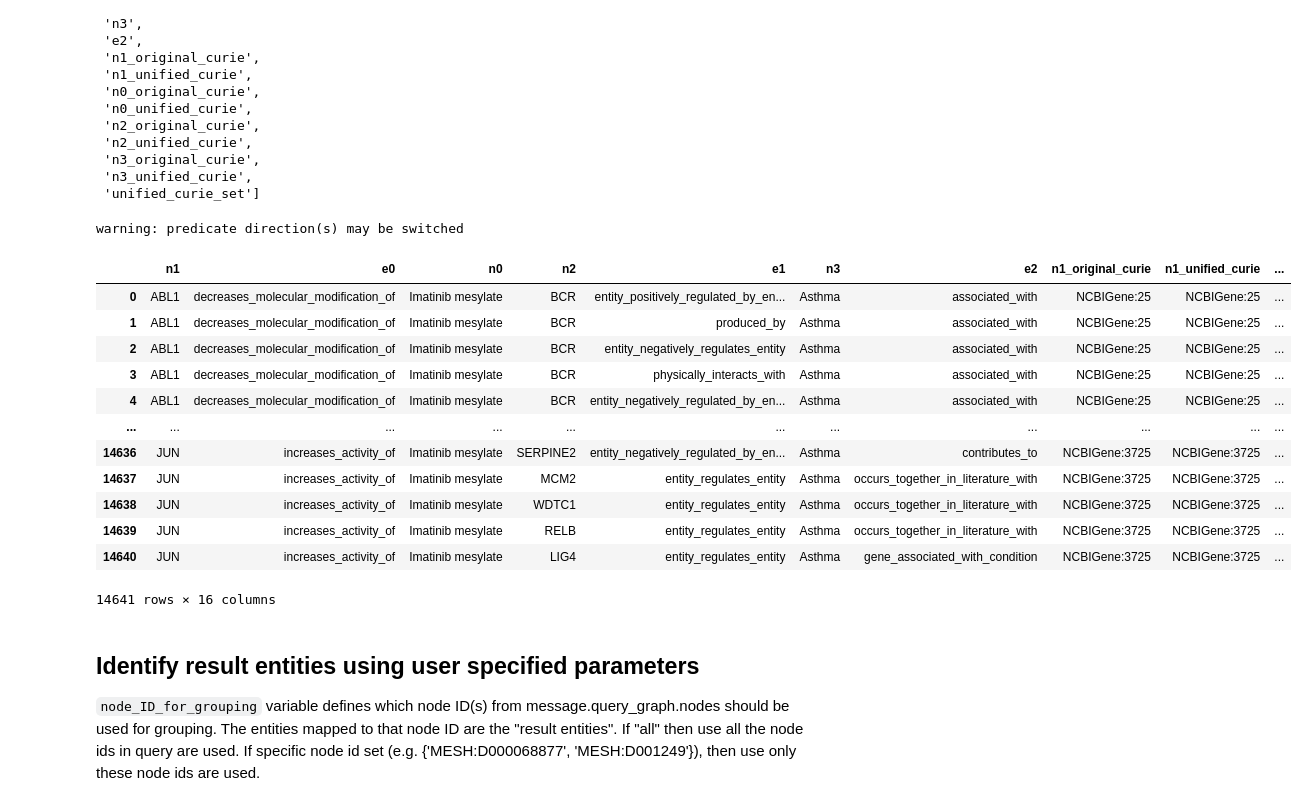
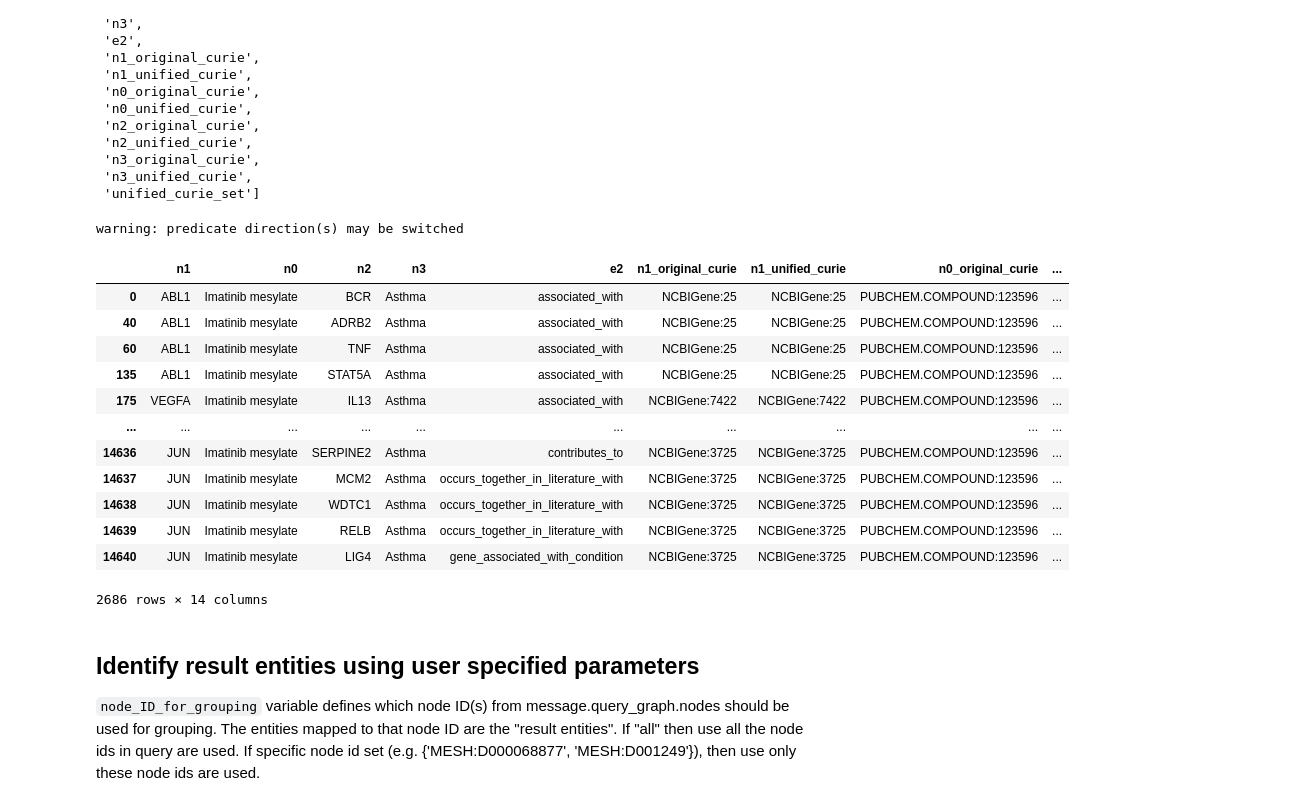
Before and after one commit to wikipathways/BioThings_Explorer_PFOCR_clustering, a Jupyter notebook: bte_clustering_AA.ipynb, the cells around one changed output. Saved outputs shown, nothing was run; the diff lists cells and outputs as text; code cells hidden in the pictures.

```diff
--- a/bte_clustering_AA.ipynb
+++ b/bte_clustering_AA.ipynb
@@ -301,48 +301,48 @@ for trapi_result in trapi_results:
 
                     trapi_result_curie_set.add(unified_curie)
                     row_data_template[qnode_id + "_original_curie"] = curie
                     row_data_template[qnode_id + "_unified_curie"] = unified_curie
 
     if len(trapi_result_curie_set) != len(q_node_ids):
         #print(f'skipping {list(curie_to_qnode_ids.keys())}')
         continue
 
     row_data_template["unified_curie_set"] = trapi_result_curie_set
     q_edge_ids_processed = set()
     row_datas = [row_data_template]
     for q_edge_id,predicates in q_edge_id_to_predicates.items():
         next_row_datas = []
         for row_data in row_datas:
             for predicate in predicates:
                 next_row_data = deepcopy(row_data)
                 next_row_data[q_edge_id] = predicate
                 next_row_datas.append(
                     next_row_data
                 )
         row_datas = next_row_datas
     result_row_data += row_datas
 
 print("warning: predicate direction(s) may be switched")
 trapi_results_df = pd.DataFrame.from_records(result_row_data, columns=columns)
 trapi_results_collapsed_df = trapi_results_df.drop(columns=['e0', 'e1']).drop_duplicates(subset=['n1', 'n0', 'n2'])
 
-trapi_results_df
-#trapi_results_collapsed_df
+#trapi_results_df
+trapi_results_collapsed_df
 # %% [output]
 warning: predicate direction(s) may be switched
-|  | n1 | e0 | n0 | n2 | e1 | n3 | e2 | n1_original_curie | n1_unified_curie | ... |
-| 0 | ABL1 | decreases_molecular_modification_of | Imatinib mesylate | BCR | entity_positively_regulated_by_en... | Asthma | associated_with | NCBIGene:25 | NCBIGene:25 | ... |
-| 1 | ABL1 | decreases_molecular_modification_of | Imatinib mesylate | BCR | produced_by | Asthma | associated_with | NCBIGene:25 | NCBIGene:25 | ... |
-| 2 | ABL1 | decreases_molecular_modification_of | Imatinib mesylate | BCR | entity_negatively_regulates_entity | Asthma | associated_with | NCBIGene:25 | NCBIGene:25 | ... |
-| 3 | ABL1 | decreases_molecular_modification_of | Imatinib mesylate | BCR | physically_interacts_with | Asthma | associated_with | NCBIGene:25 | NCBIGene:25 | ... |
-| 4 | ABL1 | decreases_molecular_modification_of | Imatinib mesylate | BCR | entity_negatively_regulated_by_en... | Asthma | associated_with | NCBIGene:25 | NCBIGene:25 | ... |
-| ... | ... | ... | ... | ... | ... | ... | ... | ... | ... | ... |
-| 14636 | JUN | increases_activity_of | Imatinib mesylate | SERPINE2 | entity_negatively_regulated_by_en... | Asthma | contributes_to | NCBIGene:3725 | NCBIGene:3725 | ... |
-| 14637 | JUN | increases_activity_of | Imatinib mesylate | MCM2 | entity_regulates_entity | Asthma | occurs_together_in_literature_with | NCBIGene:3725 | NCBIGene:3725 | ... |
-| 14638 | JUN | increases_activity_of | Imatinib mesylate | WDTC1 | entity_regulates_entity | Asthma | occurs_together_in_literature_with | NCBIGene:3725 | NCBIGene:3725 | ... |
-| 14639 | JUN | increases_activity_of | Imatinib mesylate | RELB | entity_regulates_entity | Asthma | occurs_together_in_literature_with | NCBIGene:3725 | NCBIGene:3725 | ... |
-| 14640 | JUN | increases_activity_of | Imatinib mesylate | LIG4 | entity_regulates_entity | Asthma | gene_associated_with_condition | NCBIGene:3725 | NCBIGene:3725 | ... |
+|  | n1 | n0 | n2 | n3 | e2 | n1_original_curie | n1_unified_curie | n0_original_curie | ... |
+| 0 | ABL1 | Imatinib mesylate | BCR | Asthma | associated_with | NCBIGene:25 | NCBIGene:25 | PUBCHEM.COMPOUND:123596 | ... |
+| 40 | ABL1 | Imatinib mesylate | ADRB2 | Asthma | associated_with | NCBIGene:25 | NCBIGene:25 | PUBCHEM.COMPOUND:123596 | ... |
+| 60 | ABL1 | Imatinib mesylate | TNF | Asthma | associated_with | NCBIGene:25 | NCBIGene:25 | PUBCHEM.COMPOUND:123596 | ... |
+| 135 | ABL1 | Imatinib mesylate | STAT5A | Asthma | associated_with | NCBIGene:25 | NCBIGene:25 | PUBCHEM.COMPOUND:123596 | ... |
+| 175 | VEGFA | Imatinib mesylate | IL13 | Asthma | associated_with | NCBIGene:7422 | NCBIGene:7422 | PUBCHEM.COMPOUND:123596 | ... |
+| ... | ... | ... | ... | ... | ... | ... | ... | ... | ... |
+| 14636 | JUN | Imatinib mesylate | SERPINE2 | Asthma | contributes_to | NCBIGene:3725 | NCBIGene:3725 | PUBCHEM.COMPOUND:123596 | ... |
+| 14637 | JUN | Imatinib mesylate | MCM2 | Asthma | occurs_together_in_literature_with | NCBIGene:3725 | NCBIGene:3725 | PUBCHEM.COMPOUND:123596 | ... |
+| 14638 | JUN | Imatinib mesylate | WDTC1 | Asthma | occurs_together_in_literature_with | NCBIGene:3725 | NCBIGene:3725 | PUBCHEM.COMPOUND:123596 | ... |
+| 14639 | JUN | Imatinib mesylate | RELB | Asthma | occurs_together_in_literature_with | NCBIGene:3725 | NCBIGene:3725 | PUBCHEM.COMPOUND:123596 | ... |
+| 14640 | JUN | Imatinib mesylate | LIG4 | Asthma | gene_associated_with_condition | NCBIGene:3725 | NCBIGene:3725 | PUBCHEM.COMPOUND:123596 | ... |
-14641 rows × 16 columns
+2686 rows × 14 columns
 # %% [markdown]
 ## Identify result entities using user specified parameters
 
```
Also changed, not shown: parts of 4 cells of this notebook.
